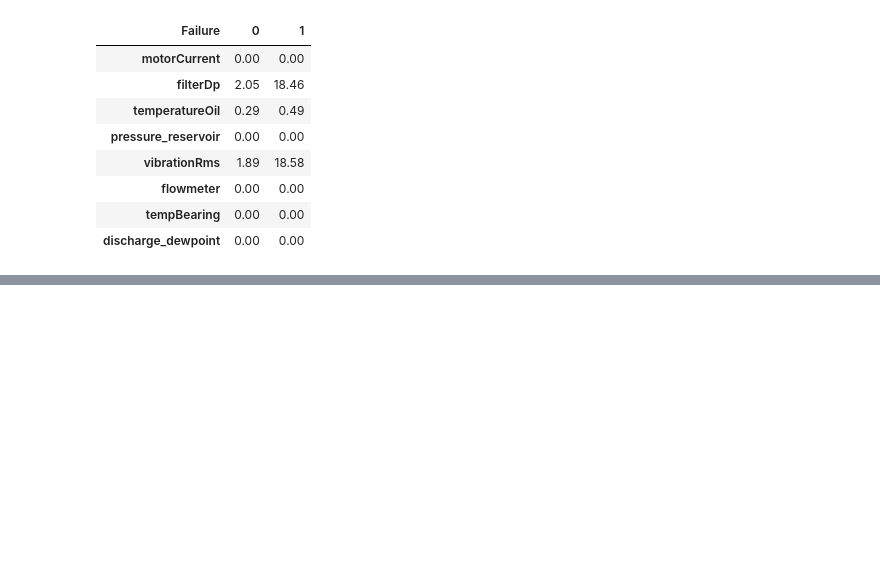
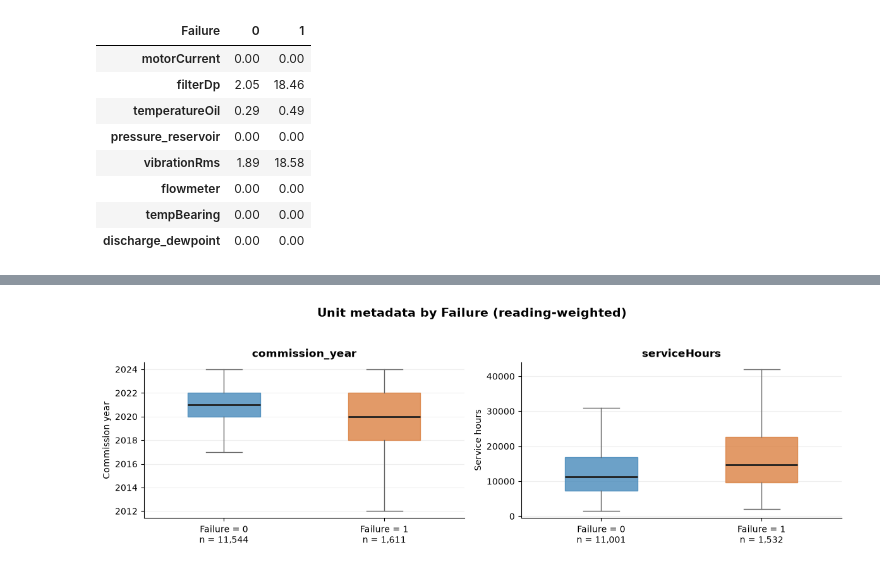
Before and after one commit to DmytroPetrenko76/IAU-proj-133, a Jupyter notebook: notebooks/phase1.1_eda.ipynb, the cells around one changed output, grey strips where cells are left out. Saved outputs shown, nothing was run; the diff lists cells and outputs as text; code cells hidden in the pictures; blank space fills up the shorter version.

Commit message:
Improve EDA phase 1.1 failure analysis

```diff
--- a/notebooks/phase1.1_eda.ipynb
+++ b/notebooks/phase1.1_eda.ipynb
@@ -527,3 +608,32 @@ display(
+# %%
+# Compare available unit metadata for the same two Failure classes.
+fig, axes = plt.subplots(1, 2, figsize=(12, 4))
+for ax, column in zip(axes, unit_attributes):
+    groups = [
+        metadata_by_failure.loc[metadata_by_failure["Failure"].eq(label), column].dropna()
+        for label in (0, 1)
+    ]
+    boxes = ax.boxplot(
+        groups, widths=0.45, patch_artist=True, showfliers=False, whis=1.5,
+        medianprops={"color": "#202020", "linewidth": 2},
+        whiskerprops={"color": "#666666"}, capprops={"color": "#666666"},
+    )
+    for box, color in zip(boxes["boxes"], colors):
+        box.set(facecolor=color, edgecolor=color, alpha=0.75)
+    ax.set_xticks([1, 2], labels=[
+        f"Failure = {label}\nn = {len(values):,}"
+        for label, values in enumerate(groups)
+    ])
+    ax.set_title(column, fontweight="bold")
+    ax.set_ylabel("Commission year" if column == "commission_year" else "Service hours")
+    ax.grid(axis="y", alpha=0.2)
+    ax.set_axisbelow(True)
+    ax.spines[["top", "right"]].set_visible(False)
+fig.suptitle("Unit metadata by Failure (reading-weighted)", fontsize=14, fontweight="bold")
+fig.tight_layout(rect=(0, 0, 1, 0.94))
+plt.show()
+# %% [output]
+[figure, added]
 # %% [markdown]
 ### Findings
 
```
Also changed, not shown: parts of 6 cells of this notebook.
